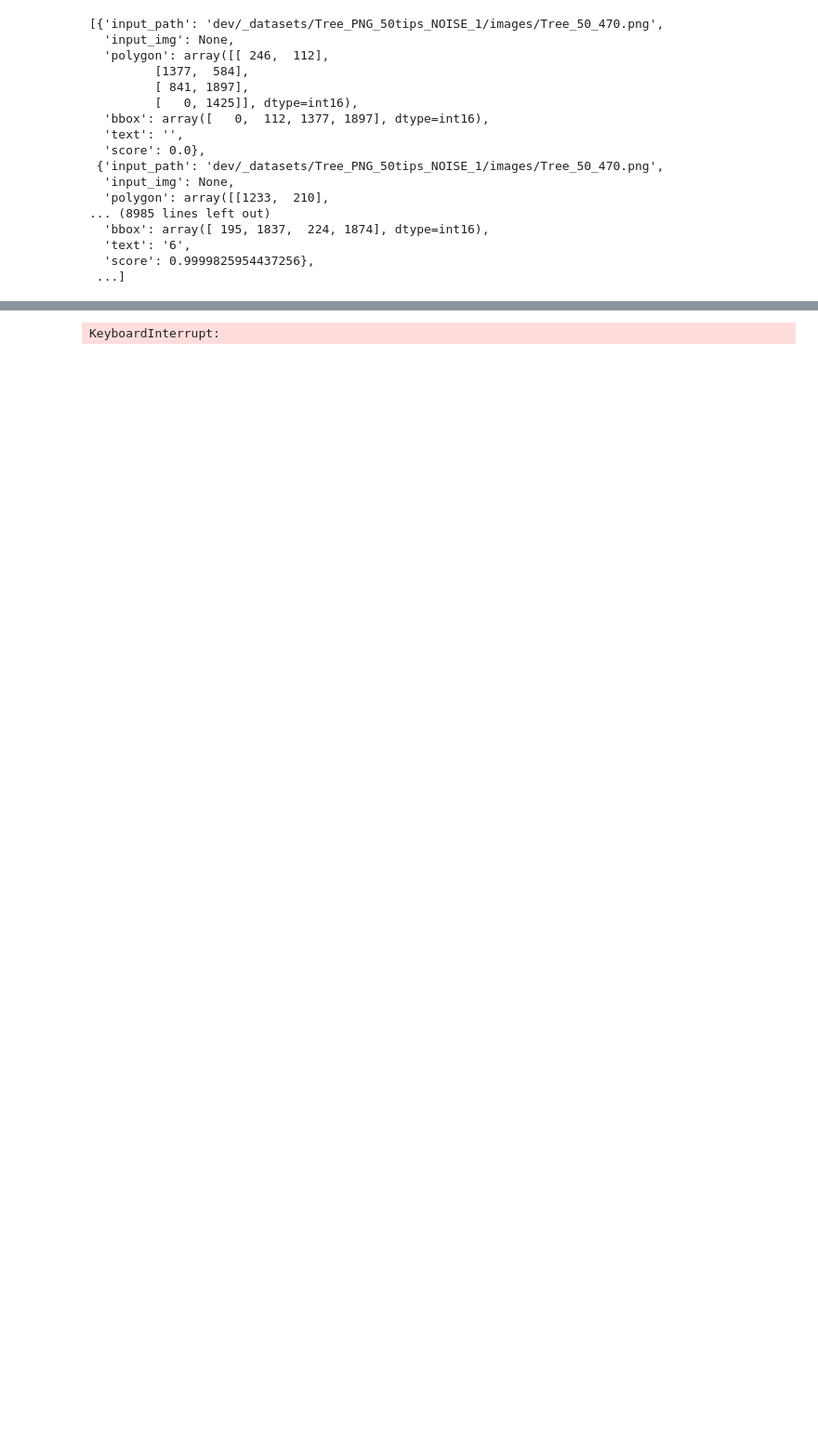
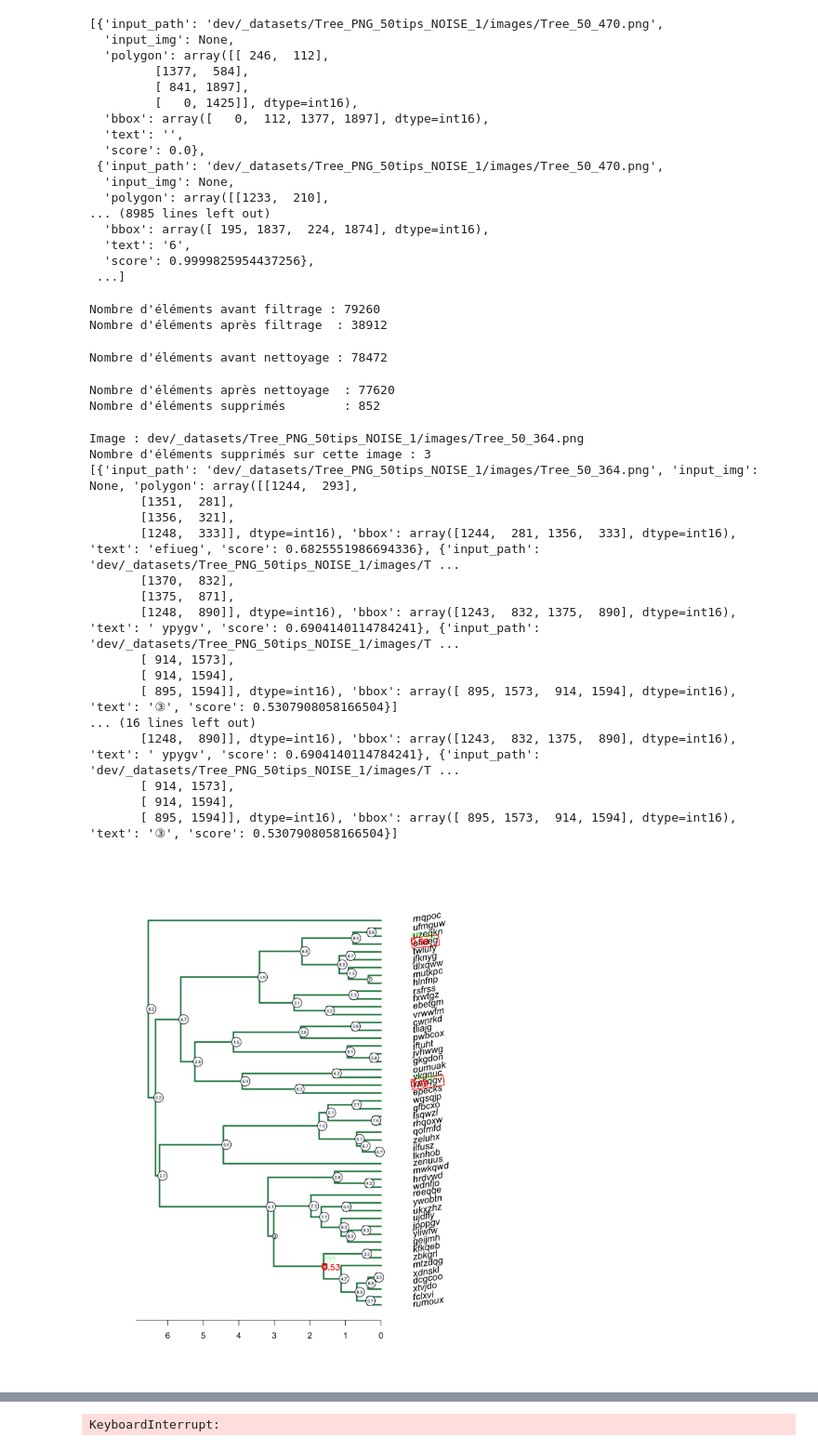
Before and after one commit to BDorian332/ITPT, a Jupyter notebook: dev/_notebooks/label_extraction_paddleocr.ipynb, the cells around one changed output, grey strips where cells are left out. Shown at 93% size. Saved outputs shown, nothing was run; the diff lists cells and outputs as text; code cells hidden in the pictures; blank space fills up the shorter version.

```diff
--- a/dev/_notebooks/label_extraction_paddleocr.ipynb
+++ b/dev/_notebooks/label_extraction_paddleocr.ipynb
@@ -163,10 +164,10 @@ for item in outputs:
     #poly[:, 0] = img_show.shape[1] - poly[:, 0]
     #poly[:, 1] = img_show.shape[0] - poly[:, 1]
 
-    text = item["text"]
     cv2.polylines(img_show, [poly], True, (255, 0, 0), 2)
     x, y = poly[0]
-    cv2.putText(img_show, text, (int(x), int(y) - 5), cv2.FONT_HERSHEY_SIMPLEX, 1, (0, 255, 0), 1, cv2.LINE_AA)
+    cv2.putText(img_show, item["text"], (int(x), int(y) - 5), cv2.FONT_HERSHEY_SIMPLEX, 1, (0, 255, 0), 1, cv2.LINE_AA)
+    cv2.putText(img_show, f"{item["score"]:.2f}", (int(x), int(y) + 25), cv2.FONT_HERSHEY_SIMPLEX, 1, (255, 0, 0), 2, cv2.LINE_AA)
 plt.imshow(img_show)
 plt.axis("off")
 plt.show()
@@ -353,3 +343,15 @@ update_input_paths(outputs, "dev/_datasets/Tree_PNG_50tips_NOISE_1/images/")
   'text': '6',
   'score': 0.9999825954437256},
  ...]
+# %%
+img_names = list(set(os.path.splitext(os.path.basename(item["input_path"]))[0] for item in outputs))
+img_names = img_names[:500]
+
+print(f"Nombre d'éléments avant filtrage : {len(outputs)}")
+
+outputs = [item for item in outputs if os.path.splitext(os.path.basename(item["input_path"]))[0] in img_names]
+
+print(f"Nombre d'éléments après filtrage  : {len(outputs)}")
+# %% [output]
+Nombre d'éléments avant filtrage : 79260
+Nombre d'éléments après filtrage  : 38912
@@ -355,0 +452,14 @@ update_input_paths(outputs, "dev/_datasets/Tree_PNG_50tips_NOISE_1/images/")
+# %%
+print(f"Nombre d'éléments avant nettoyage : {len(outputs)}")
+
+cleaned_outputs, removed_outputs = clean_ocr_outputs(
+    outputs,
+    min_score=0.7
+)
+
+print(f"Nombre d'éléments après nettoyage  : {len(cleaned_outputs)}")
+print(f"Nombre d'éléments supprimés        : {len(removed_outputs)}")
+# %% [output]
+Nombre d'éléments avant nettoyage : 78472
+Nombre d'éléments après nettoyage  : 77620
+Nombre d'éléments supprimés        : 852
@@ -355,0 +472,45 @@ update_input_paths(outputs, "dev/_datasets/Tree_PNG_50tips_NOISE_1/images/")
+# %%
+N = 7
+
+removed_by_image_list = group_by_image_list(removed_outputs)
+img_path, img_outputs = removed_by_image_list[N]
+
+print(f"Image : {img_path}")
+print(f"Nombre d'éléments supprimés sur cette image : {len(img_outputs)}")
+
+img_bgr = cv2.imread(img_path)
+if img_bgr is None:
+    raise RuntimeError(f"Impossible de lire {img_path}")
+img_show = cv2.cvtColor(img_bgr, cv2.COLOR_BGR2RGB)
+
+plt.figure(figsize=(12, 12))
+
+for item in img_outputs:
+    print(img_outputs)
+    poly = np.array(item["polygon"], dtype=np.int32)
+    cv2.polylines(img_show, [poly], isClosed=True, color=(255, 0, 0), thickness=2)
+    x, y = poly[0]
+    cv2.putText(img_show, item.get("text"), (int(x), int(y) - 5), cv2.FONT_HERSHEY_SIMPLEX, 1, (0, 255, 0), 1, cv2.LINE_AA)
+    cv2.putText(img_show, f"{item["score"]:.2f}", (int(x), int(y) + 25), cv2.FONT_HERSHEY_SIMPLEX, 1, (255, 0, 0), 2, cv2.LINE_AA)
+plt.imshow(img_show)
+plt.axis("off")
+plt.show()
+# %% [output]
+Image : dev/_datasets/Tree_PNG_50tips_NOISE_1/images/Tree_50_364.png
+Nombre d'éléments supprimés sur cette image : 3
+[{'input_path': 'dev/_datasets/Tree_PNG_50tips_NOISE_1/images/Tree_50_364.png', 'input_img': None, 'polygon': array([[1244,  293],
+       [1351,  281],
+       [1356,  321],
+       [1248,  333]], dtype=int16), 'bbox': array([1244,  281, 1356,  333], dtype=int16), 'text': 'efiueg', 'score': 0.6825551986694336}, {'input_path': 'dev/_datasets/Tree_PNG_50tips_NOISE_1/images/T ...
+       [1370,  832],
+       [1375,  871],
+       [1248,  890]], dtype=int16), 'bbox': array([1243,  832, 1375,  890], dtype=int16), 'text': ' ypygv', 'score': 0.6904140114784241}, {'input_path': 'dev/_datasets/Tree_PNG_50tips_NOISE_1/images/T ...
+       [ 914, 1573],
+       [ 914, 1594],
+       [ 895, 1594]], dtype=int16), 'bbox': array([ 895, 1573,  914, 1594], dtype=int16), 'text': '③', 'score': 0.5307908058166504}]
+... (16 lines left out)
+       [1248,  890]], dtype=int16), 'bbox': array([1243,  832, 1375,  890], dtype=int16), 'text': ' ypygv', 'score': 0.6904140114784241}, {'input_path': 'dev/_datasets/Tree_PNG_50tips_NOISE_1/images/T ...
+       [ 914, 1573],
+       [ 914, 1594],
+       [ 895, 1594]], dtype=int16), 'bbox': array([ 895, 1573,  914, 1594], dtype=int16), 'text': '③', 'score': 0.5307908058166504}]
+[figure, added]
```
Also changed, not shown: parts of 11 cells of this notebook.
